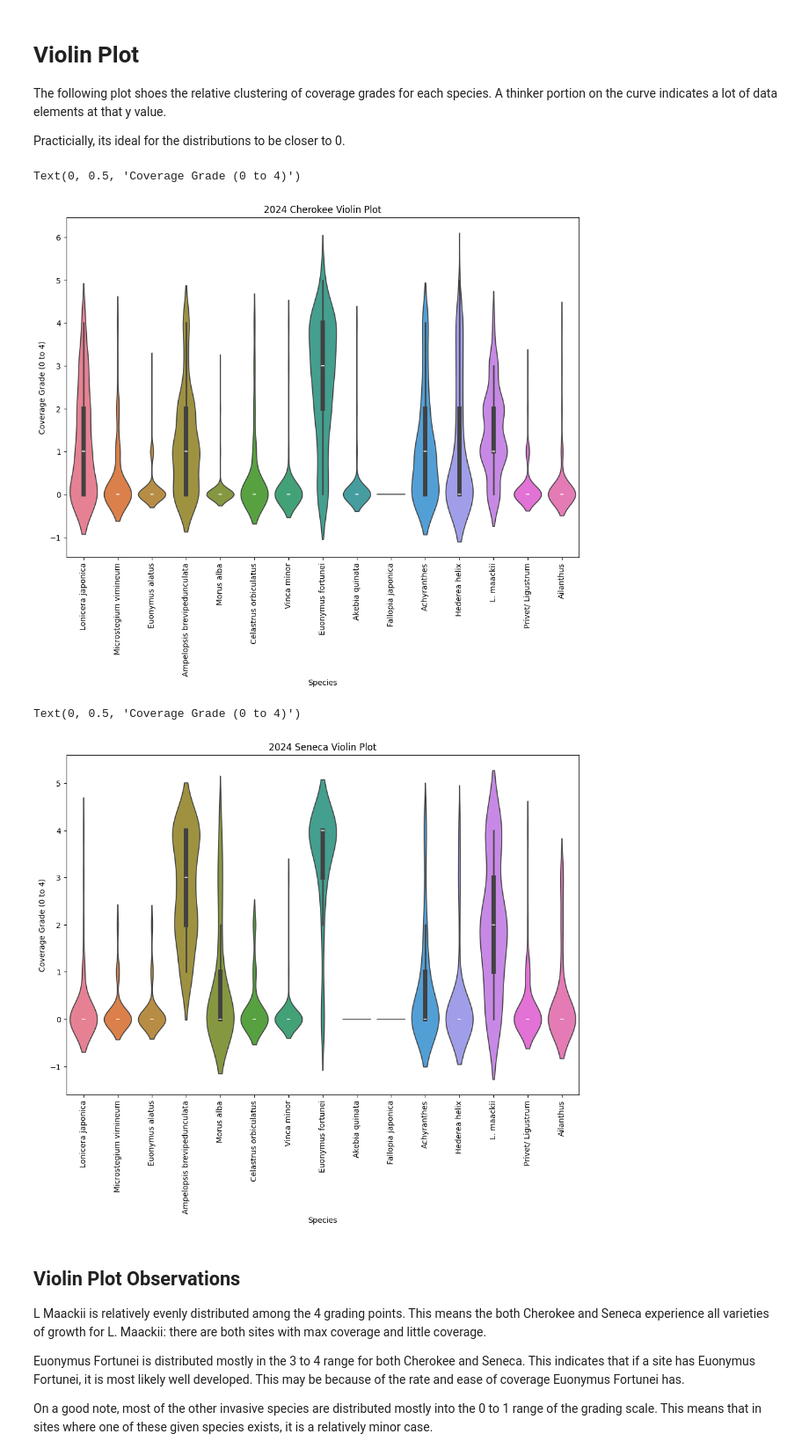
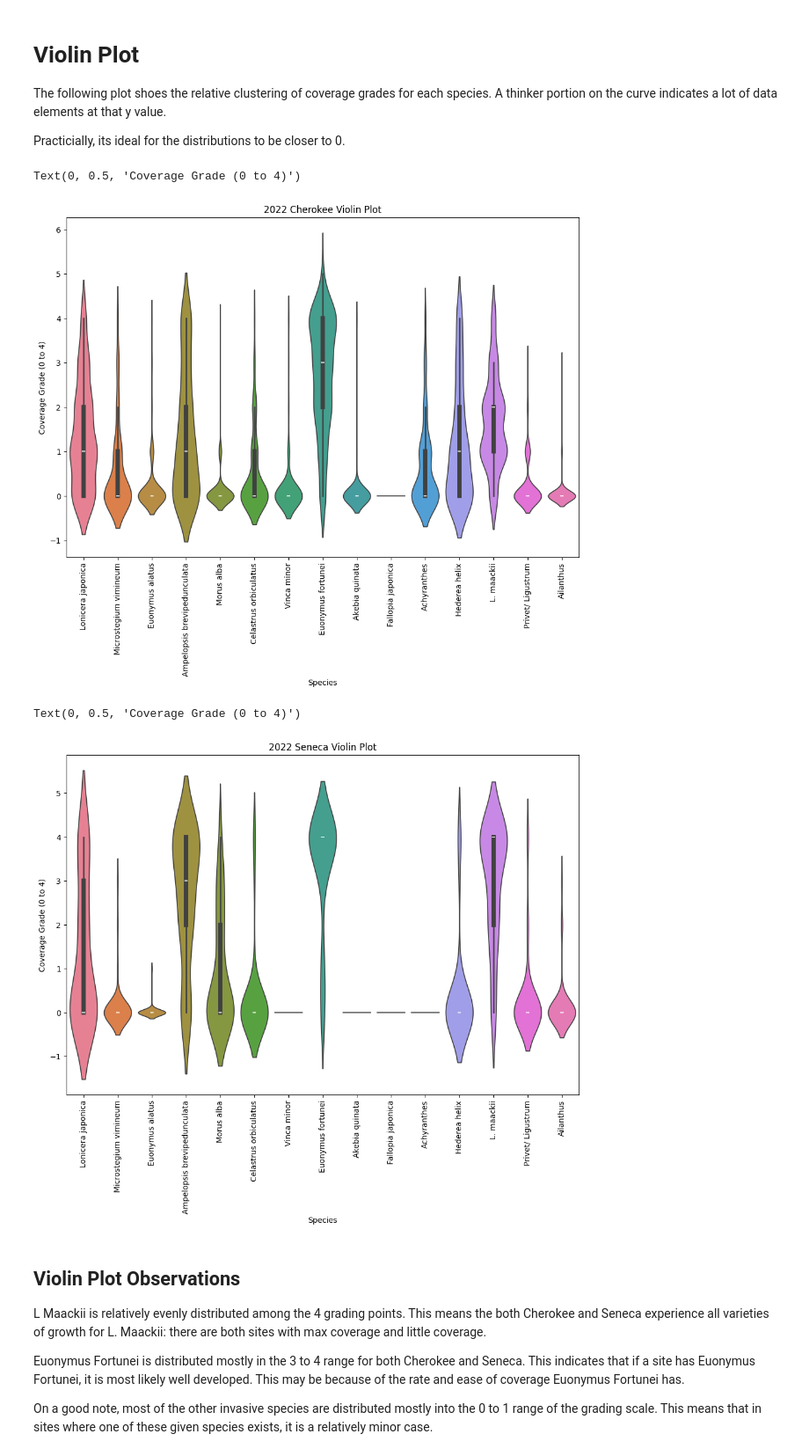
Before and after one commit to zaccowan/Cherokee_Seneca_EDA, a Jupyter notebook: Cherokee_Seneca_2022_2024_EDA.ipynb, the cells around one changed output. Shown at 88% size. Drawn from its saved outputs; the diff is of its cells as text; code cells hidden in the pictures.

```diff
--- a/Cherokee_Seneca_2022_2024_EDA.ipynb
+++ b/Cherokee_Seneca_2022_2024_EDA.ipynb
@@ -353,22 +353,22 @@ The following plot shoes the relative clustering of coverage grades for each spe
 Practicially, its ideal for the distributions to be closer to 0.
 # %%
 plt.figure(figsize=(12, 8))
-sns.violinplot(data=cherokee2024[species_cols]).set_xticklabels(labels=species_cols, rotation=90)
-plt.title('2024 Cherokee Violin Plot')
+sns.violinplot(data=cherokee2022[species_cols]).set_xticklabels(labels=species_cols, rotation=90)
+plt.title('2022 Cherokee Violin Plot')
 plt.xlabel('Species')
 plt.ylabel('Coverage Grade (0 to 4)')
 # %% [output]
 Text(0, 0.5, 'Coverage Grade (0 to 4)')
-[figure, old version]
+[figure, new version]
 # %%
 plt.figure(figsize=(12, 8))
-sns.violinplot(data=seneca2024[species_cols]).set_xticklabels(labels=species_cols, rotation=90)
-plt.title('2024 Seneca Violin Plot')
+sns.violinplot(data=seneca2022[species_cols]).set_xticklabels(labels=species_cols, rotation=90)
+plt.title('2022 Seneca Violin Plot')
 plt.xlabel('Species')
 plt.ylabel('Coverage Grade (0 to 4)')
 # %% [output]
 Text(0, 0.5, 'Coverage Grade (0 to 4)')
-[figure, old version]
+[figure, new version]
 # %% [markdown]
 ## Violin Plot Observations
 
```
Also changed, not shown: parts of 70 cells of this notebook.
